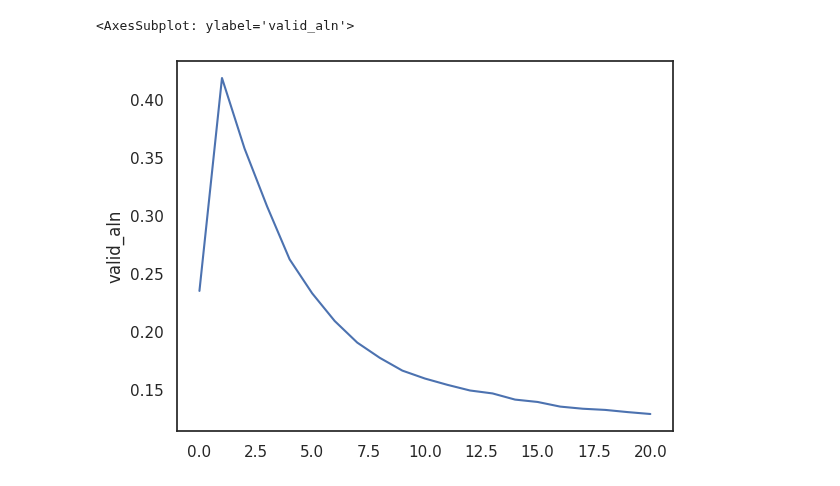
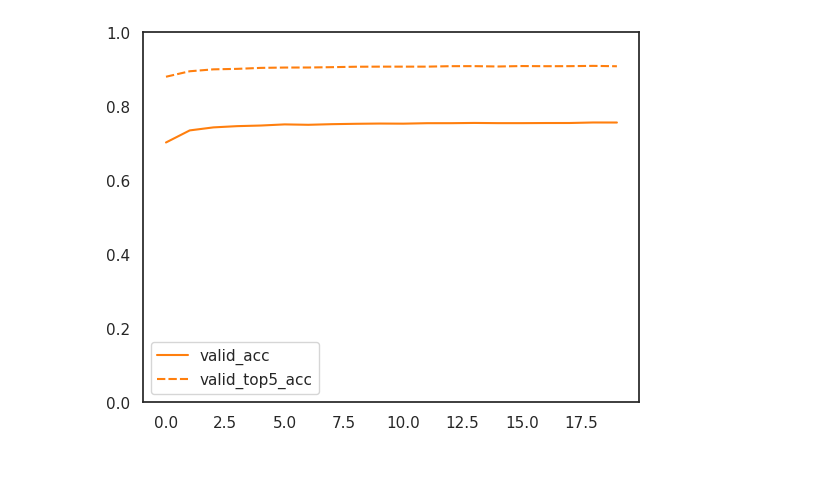
Before and after one commit to yutanagano/tcrlm, a Jupyter notebook: notebooks/training_metrics.ipynb, the cells around one changed output. Saved outputs shown, nothing was run; the diff lists cells and outputs as text; code cells hidden in the pictures.

```diff
--- a/notebooks/training_metrics.ipynb
+++ b/notebooks/training_metrics.ipynb
@@ -21,6 +21,10 @@ seaborn.lineplot(metrics[['loss', 'valid_loss']])
+# %%
+if 'valid_acc' in metrics.columns:
+    ax = seaborn.lineplot(metrics[['valid_acc', 'valid_top5_acc']], palette=('tab:orange','tab:orange'))
+    ax.set_ylim(0,1)
+# %% [output]
+[figure, added]
 # %%
-seaborn.lineplot(metrics['valid_aln'])
+if 'valid_aln' in metrics.columns:
+    seaborn.lineplot(metrics['valid_aln'])
-# %% [output]
-<AxesSubplot: ylabel='valid_aln'>
-[figure, removed]
 # %%
```
Also changed, not shown: parts of 3 cells of this notebook, 2 other files.
